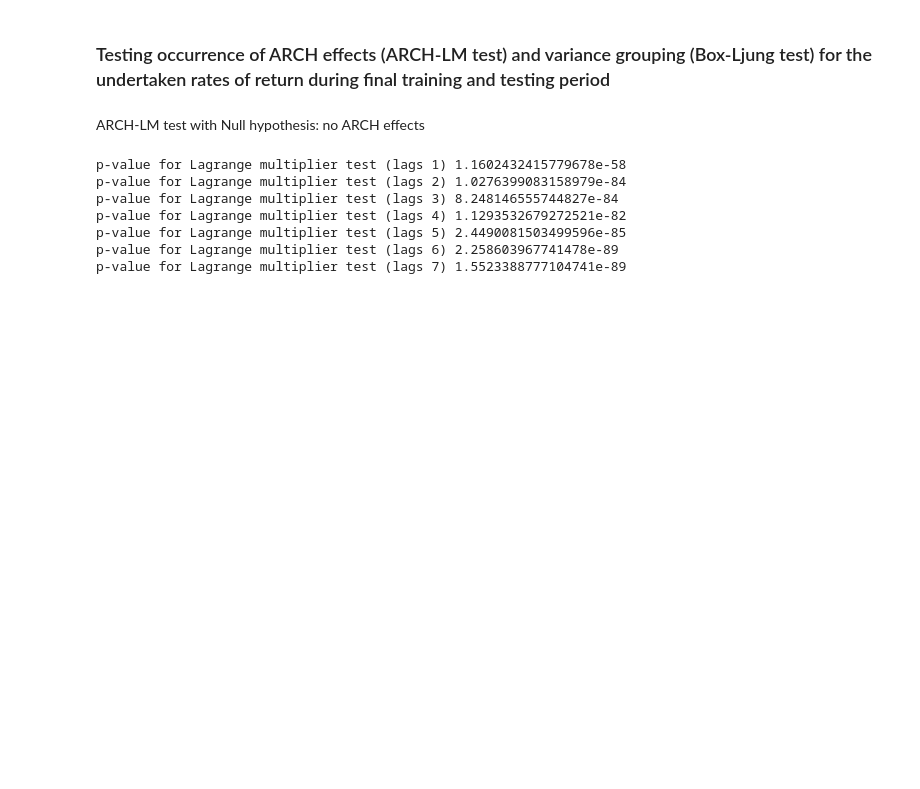
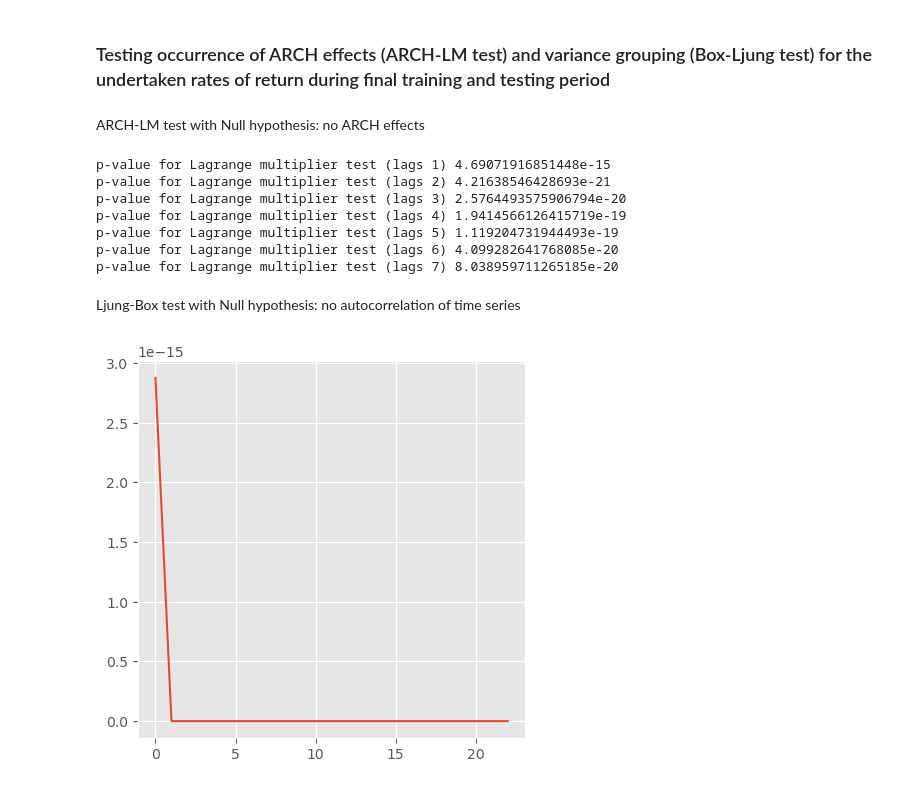
Before and after one commit to michaelwozniak/ML2_project, a Jupyter notebook: experiments/1_exploratory_data_analysis.ipynb, the cells around one changed output. Cells and saved outputs as stored; diff of their text form; code cells hidden in the pictures; blank space fills up the shorter version.

```diff
--- a/experiments/1_exploratory_data_analysis.ipynb
+++ b/experiments/1_exploratory_data_analysis.ipynb
@@ -219,7 +222,7 @@ for start, j in zip(["2006-01-12", "2008-01-15", "2014-01-13"], [1,2,3]):
 # %% [markdown]
 ###  Testing occurrence of ARCH effects (ARCH-LM test) and variance grouping (Box-Ljung test) for the undertaken rates of return during final  training and testing period
 # %%
-df_tmp = df[["rr"]].iloc[-(252*3+252):]
+df_tmp = df[["rr"]].iloc[-252:]
 residuals = df_tmp.rr - np.mean(df_tmp.rr)
 # %% [markdown]
 ARCH-LM test with Null hypothesis: no ARCH effects
@@ -228,10 +231,21 @@ for i in range(1,int(np.ceil(np.log(4*252))+1)):
     _, pval, _, _ = diagnostic.het_arch(residuals, i)
     print(f"p-value for Lagrange multiplier test (lags {i})", pval)
 # %% [output]
-p-value for Lagrange multiplier test (lags 1) 1.1602432415779678e-58
-p-value for Lagrange multiplier test (lags 2) 1.0276399083158979e-84
-p-value for Lagrange multiplier test (lags 3) 8.248146555744827e-84
-p-value for Lagrange multiplier test (lags 4) 1.1293532679272521e-82
-p-value for Lagrange multiplier test (lags 5) 2.4490081503499596e-85
-p-value for Lagrange multiplier test (lags 6) 2.258603967741478e-89
-p-value for Lagrange multiplier test (lags 7) 1.5523388777104741e-89
+p-value for Lagrange multiplier test (lags 1) 4.69071916851448e-15
+p-value for Lagrange multiplier test (lags 2) 4.21638546428693e-21
+p-value for Lagrange multiplier test (lags 3) 2.5764493575906794e-20
+p-value for Lagrange multiplier test (lags 4) 1.9414566126415719e-19
+p-value for Lagrange multiplier test (lags 5) 1.119204731944493e-19
+p-value for Lagrange multiplier test (lags 6) 4.099282641768085e-20
+p-value for Lagrange multiplier test (lags 7) 8.038959711265185e-20
+# %% [markdown]
+Ljung-Box test with Null hypothesis: no autocorrelation of time series
+# %%
+_, pval = diagnostic.acorr_ljungbox(np.power(residuals,2), 23, return_df = False)
+
+plt.rcParams["figure.figsize"] = (5, 5)
+mpl.rcParams['figure.dpi'] = 100
+plt.plot(pval)
+plt.show()
+# %% [output]
+[figure, added]
```
Also changed, not shown: parts of 8 cells of this notebook.
